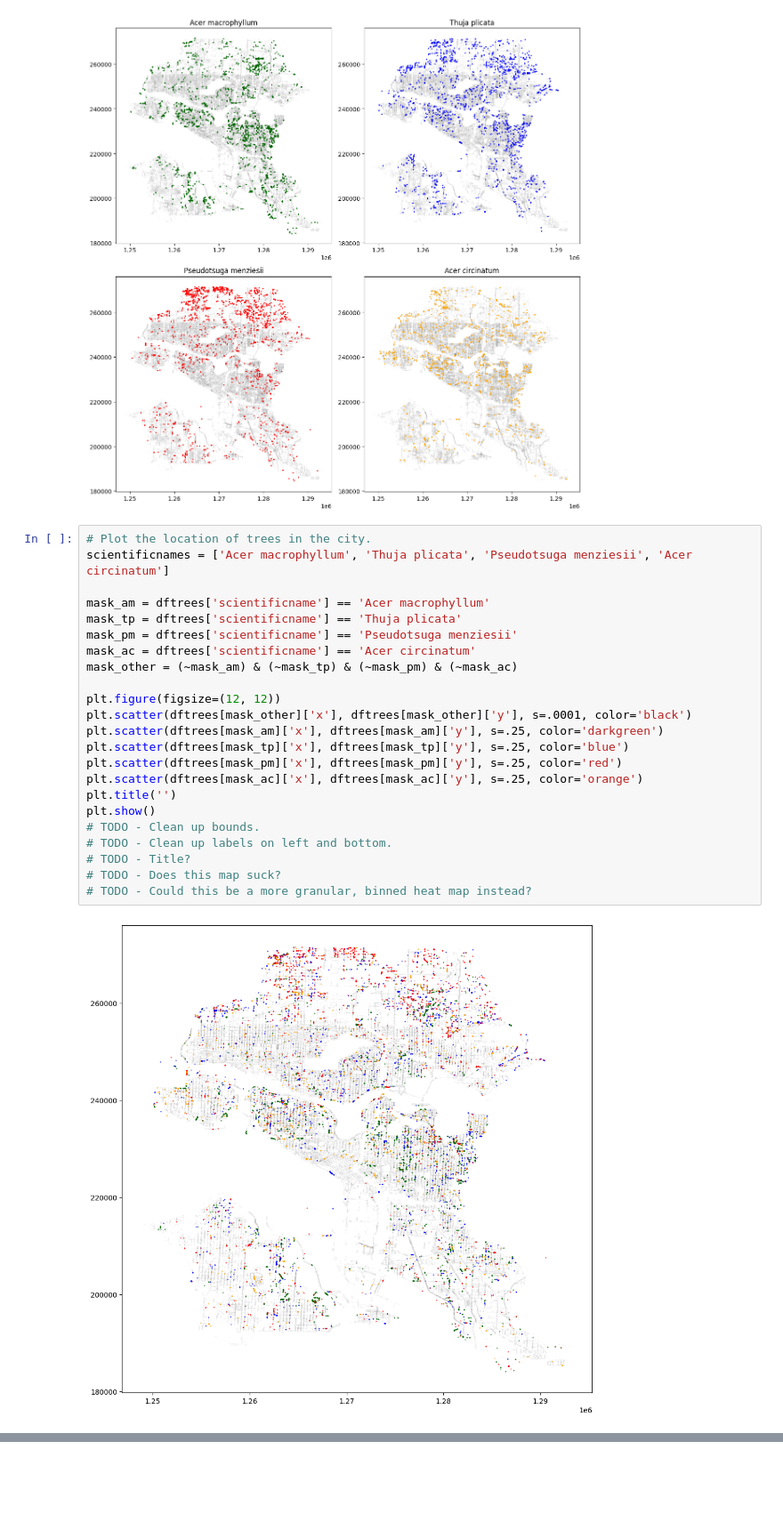
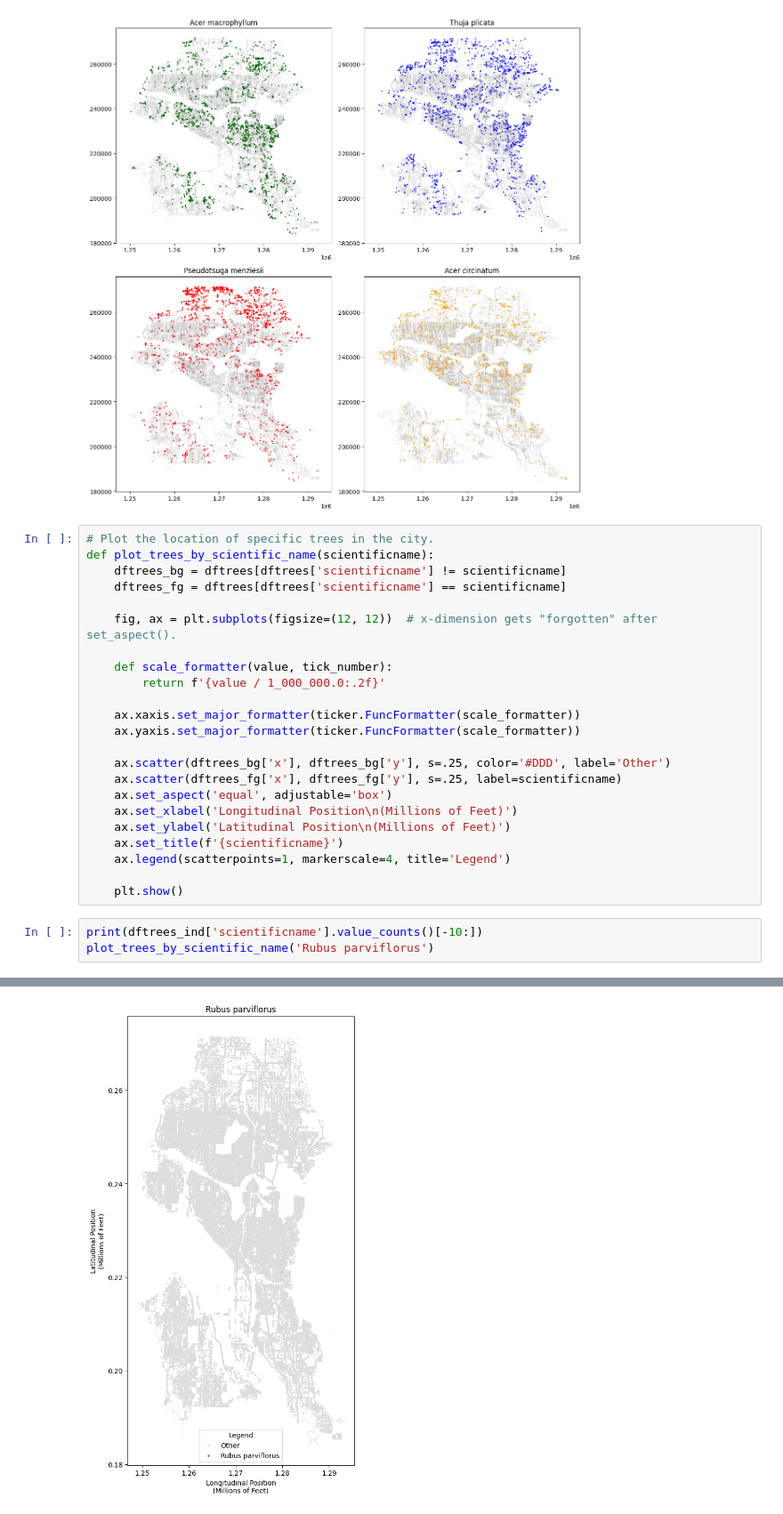
Before and after one commit to fractalate/data-trees-seattle, a Jupyter notebook: indigenous_trees.ipynb, the cells around one changed output, grey strips where cells are left out. Shown at 89% size. Cells and saved outputs as stored; diff of their text form; blank space fills up the shorter version.

```diff
--- a/indigenous_trees.ipynb
+++ b/indigenous_trees.ipynb
@@ -99,27 +102,29 @@ plt.show()
 # %% [output]
 [figure]
 # %%
-# Plot the location of trees in the city.
-scientificnames = ['Acer macrophyllum', 'Thuja plicata', 'Pseudotsuga menziesii', 'Acer circinatum']
+# Plot the location of specific trees in the city.
+def plot_trees_by_scientific_name(scientificname):
+    dftrees_bg = dftrees[dftrees['scientificname'] != scientificname]
+    dftrees_fg = dftrees[dftrees['scientificname'] == scientificname]
 
-mask_am = dftrees['scientificname'] == 'Acer macrophyllum'
-mask_tp = dftrees['scientificname'] == 'Thuja plicata'
-mask_pm = dftrees['scientificname'] == 'Pseudotsuga menziesii'
-mask_ac = dftrees['scientificname'] == 'Acer circinatum'
-mask_other = (~mask_am) & (~mask_tp) & (~mask_pm) & (~mask_ac)
+    fig, ax = plt.subplots(figsize=(12, 12))  # x-dimension gets "forgotten" after set_aspect().
 
-plt.figure(figsize=(12, 12))
-plt.scatter(dftrees[mask_other]['x'], dftrees[mask_other]['y'], s=.0001, color='black')
-plt.scatter(dftrees[mask_am]['x'], dftrees[mask_am]['y'], s=.25, color='darkgreen')
-plt.scatter(dftrees[mask_tp]['x'], dftrees[mask_tp]['y'], s=.25, color='blue')
-plt.scatter(dftrees[mask_pm]['x'], dftrees[mask_pm]['y'], s=.25, color='red')
-plt.scatter(dftrees[mask_ac]['x'], dftrees[mask_ac]['y'], s=.25, color='orange')
-plt.title('')
-plt.show()
-# TODO - Clean up bounds.
-# TODO - Clean up labels on left and bottom.
-# TODO - Title?
-# TODO - Does this map suck?
-# TODO - Could this be a more granular, binned heat map instead?
+    def scale_formatter(value, tick_number):
+        return f'{value / 1_000_000.0:.2f}'
+
+    ax.xaxis.set_major_formatter(ticker.FuncFormatter(scale_formatter))
+    ax.yaxis.set_major_formatter(ticker.FuncFormatter(scale_formatter))
+
+    ax.scatter(dftrees_bg['x'], dftrees_bg['y'], s=.25, color='#DDD', label='Other')
+    ax.scatter(dftrees_fg['x'], dftrees_fg['y'], s=.25, label=scientificname)
+    ax.set_aspect('equal', adjustable='box')
+    ax.set_xlabel('Longitudinal Position\n(Millions of Feet)')
+    ax.set_ylabel('Latitudinal Position\n(Millions of Feet)')
+    ax.set_title(f'{scientificname}')
+    ax.legend(scatterpoints=1, markerscale=4, title='Legend')
+
+    plt.show()
-# %% [output]
-[figure, removed]
+# %%
+print(dftrees_ind['scientificname'].value_counts()[-10:])
+plot_trees_by_scientific_name('Rubus parviflorus')
+# %% [output]
@@ -125,0 +143 @@ plt.show()
+[figure, added]
```
Also changed, not shown: parts of 5 cells of this notebook, 3 other files.
